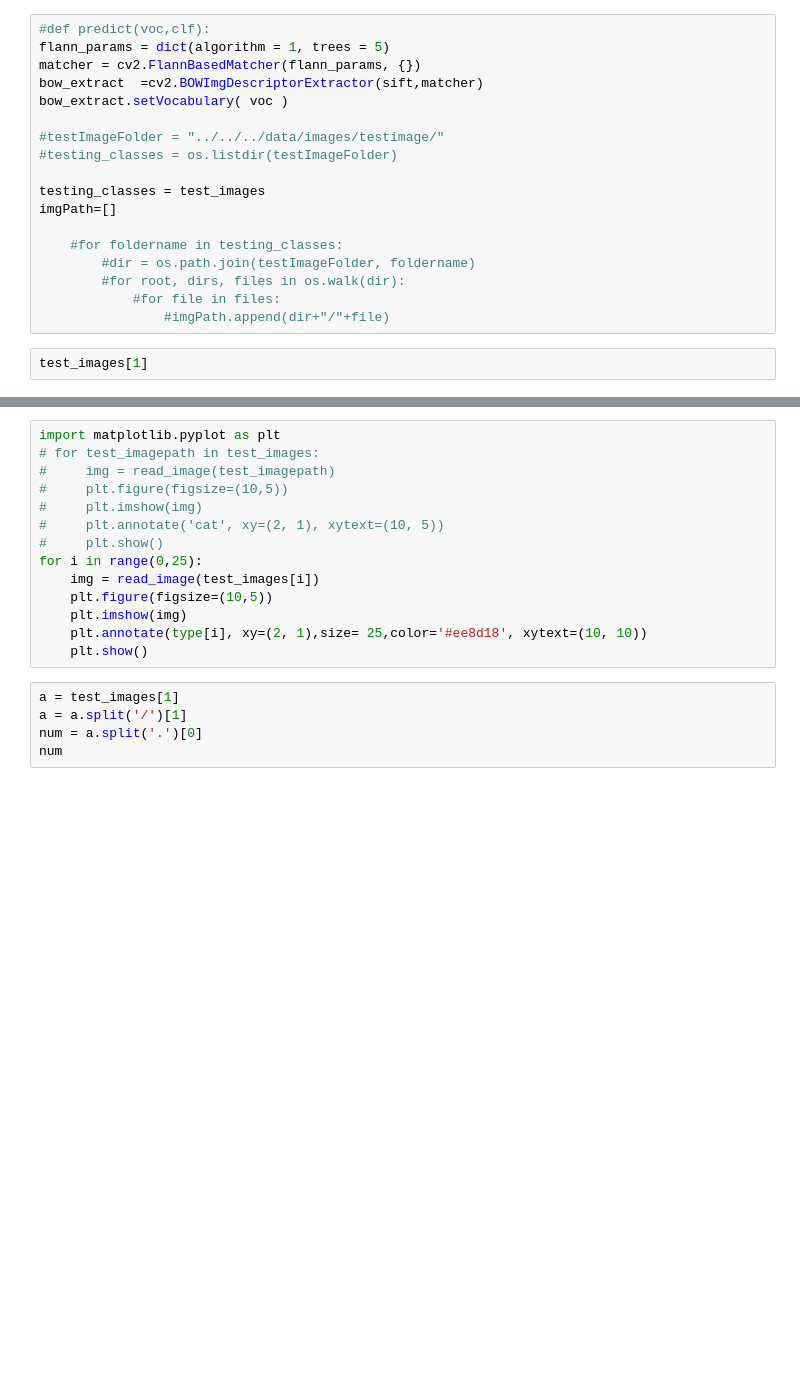
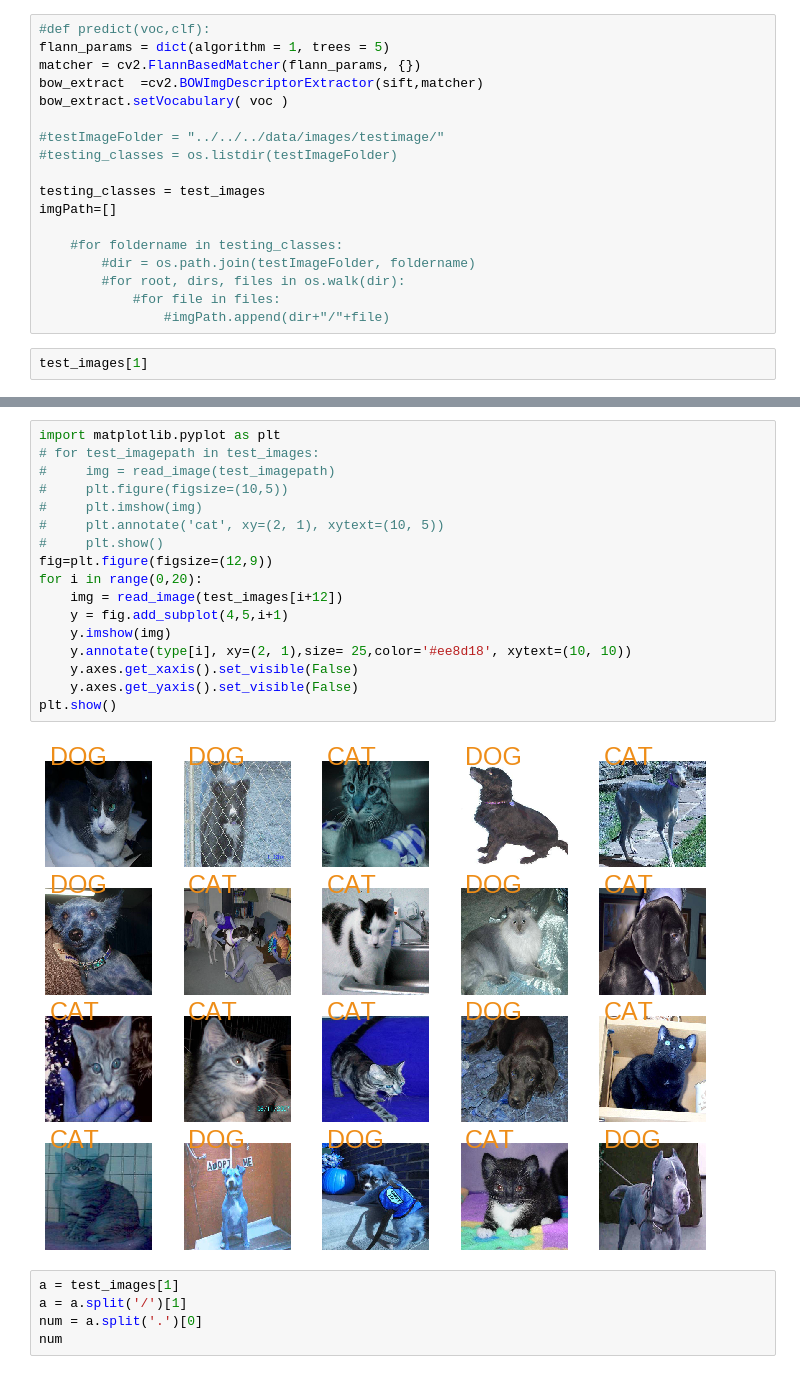
Before and after one commit to wushbin/DogAndCat, a Jupyter notebook: catVsDog.ipynb, the cells around one changed output, grey strips where cells are left out. Saved outputs shown, nothing was run; the diff lists cells and outputs as text; blank space fills up the shorter version.

```diff
--- a/catVsDog.ipynb
+++ b/catVsDog.ipynb
@@ -272,17 +285,22 @@ type
 # %%
 import matplotlib.pyplot as plt
 # for test_imagepath in test_images:
 #     img = read_image(test_imagepath)
 #     plt.figure(figsize=(10,5))
 #     plt.imshow(img)
 #     plt.annotate('cat', xy=(2, 1), xytext=(10, 5))
 #     plt.show()
-for i in range(0,25):
-    img = read_image(test_images[i])
-    plt.figure(figsize=(10,5))
-    plt.imshow(img)
-    plt.annotate(type[i], xy=(2, 1),size= 25,color='#ee8d18', xytext=(10, 10))
-    plt.show()
+fig=plt.figure(figsize=(12,9))
+for i in range(0,20):
+    img = read_image(test_images[i+12])
+    y = fig.add_subplot(4,5,i+1)
+    y.imshow(img)
+    y.annotate(type[i], xy=(2, 1),size= 25,color='#ee8d18', xytext=(10, 10))
+    y.axes.get_xaxis().set_visible(False)
+    y.axes.get_yaxis().set_visible(False)
+plt.show()
+# %% [output]
+[figure, added]
 # %%
 a = test_images[1]
 a = a.split('/')[1]
```
Also changed, not shown: parts of 11 cells of this notebook, 2 other files.
